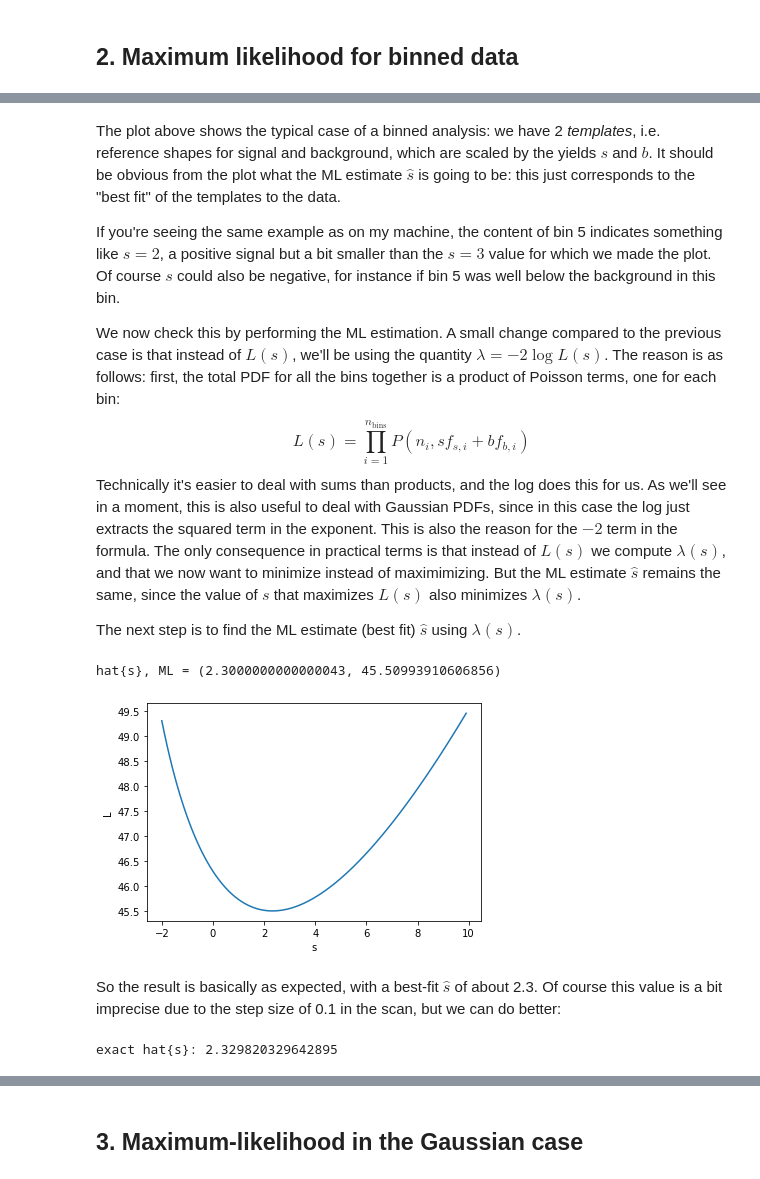
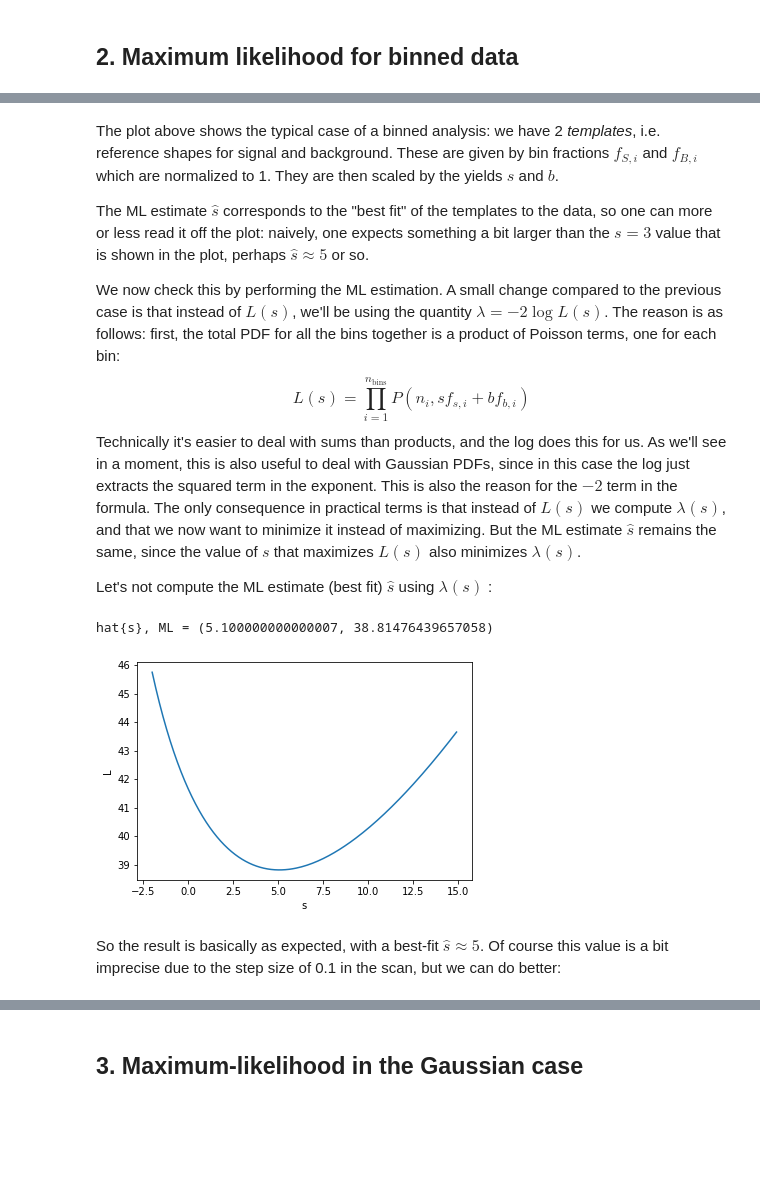
Before and after one commit to fastprof-hep/stats-tutorial, a Jupyter notebook: lecture2_solutions.ipynb, the cells around one changed output, grey strips where cells are left out. Saved outputs shown, nothing was run; the diff lists cells and outputs as text; code cells hidden in the pictures; blank space fills up the shorter version.

```diff
--- a/lecture2_solutions.ipynb
+++ b/lecture2_solutions.ipynb
@@ -55,19 +65,27 @@ To make things a bit more interesting, we move to the analysis of binned data. W
 # %%
+# Define the binning
 nbins = 10
 x = np.linspace(0.5, nbins - 0.5, nbins)
+
 # The background follows a linear shape
 b_yields = np.array([ (1 - i/2/nbins) for i in range(0, nbins) ])
-b_yields *= b_yields/np.sum(b_yields)
+b_fracs = b_yields/np.sum(b_yields)
+
 # The signal shape is a peak
-s_yields = np.zeros(nbins)
-s_yields[4:7] = [ 0.1, 0.8, 0.1 ]
-# Now generate some data
+s_fracs = np.zeros(nbins)
+s_fracs[4:7] = [ 0.1, 0.8, 0.1 ]
+
+# Define the signal and background
 s = 3
 b = 50
-s_and_b = s*s_yields + b*b_yields
-b_only = b*b_yields
-np.random.seed(0) # make sure we always generate the same data
-data = [ np.random.poisson(s*s_yield + b*b_yield) for s_yield, b_yield in zip(s_yields, b_yields) ]
+s_and_b = s*s_fracs + b*b_fracs
+b_only = b*b_fracs
+
+# Now generate some data for the s+b model
+np.random.seed(14) # Set the random seed to make sure we generate the same data every time
+data = [ np.random.poisson(s*s_frac + b*b_frac) for s_frac, b_frac in zip(s_fracs, b_fracs) ]
+
+# Make a plot of the result
 plt.bar(x, s_and_b, color='orange', yerr=np.sqrt(s_and_b), label='s+b')
 plt.bar(x, b_only, color='b', label='b only')
 plt.scatter(x, data, zorder=10, color='k', label='data')
@@ -79,35 +97,37 @@ plt.legend();
 # %% [markdown]
-The plot above shows the typical case of a binned analysis: we have 2 *templates*, i.e. reference shapes for signal and background, which are scaled by the yields $s$ and $b$. It should be obvious from the plot what the ML estimate $\hat{s}$ is going to be: this just corresponds to the "best fit" of the templates to the data.
+The plot above shows the typical case of a binned analysis: we have 2 *templates*, i.e. reference shapes for signal and background. These are given by bin fractions $f_{S,i}$ and $f_{B,i}$ which are normalized to 1. They are then scaled by the yields $s$ and $b$.
 
-If you're seeing the same example as on my machine, the content of bin 5 indicates something like $s = 2$, a positive signal but a bit smaller than the $s=3$ value for which we made the plot. Of course $s$ could also be negative, for instance if bin 5 was well below the background in this bin.
+The ML estimate $\hat{s}$ corresponds to the "best fit" of the templates to the data, so one can more or less read it off the plot: naively, one expects something a bit larger than the $s=3$ value that is shown in the plot, perhaps $\hat{s} \approx 5$ or so.
 
 We now check this by performing the ML estimation. A small change compared to the previous case is that instead of $L(s)$, we'll be using the quantity $\lambda = -2 \log L(s)$. The reason is as follows: first, the total PDF for all the bins together is a product of Poisson terms, one for each bin:
 $$
 L(s) = \prod_{i=1}^{n_{\text{bins}}} P(n_i, s f_{s,i} + b f_{b,i})
 $$
 Technically it's easier to deal with sums than products, and the log does this for us. As we'll see in a moment, this is also useful to deal with Gaussian PDFs, since in this case the log just extracts the squared term in the exponent. This is also the reason for the $-2$ term in the formula.
-The only consequence in practical terms is that instead of $L(s)$ we compute $\lambda(s)$, and that we now want to minimize instead of maximimizing. But the ML estimate $\hat{s}$ remains the same, since the value of $s$ that maximizes $L(s)$ also minimizes $\lambda(s)$.
+The only consequence in practical terms is that instead of $L(s)$ we compute $\lambda(s)$, and that we now want to minimize it instead of maximizing. But the ML estimate $\hat{s}$ remains the same, since the value of $s$ that maximizes $L(s)$ also minimizes $\lambda(s)$.
 
-The next step is to find the ML estimate (best fit) $\hat{s}$ using $\lambda(s)$.
+Let's not compute the ML estimate (best fit) $\hat{s}$ using $\lambda(s)$ :
 # %%
-def lambda_s(s) :
-    return sum( [ -2*np.log(scipy.stats.poisson.pmf(n, s*s_yield + b*b_yield)) for n, s_yield, b_yield in zip(data, s_yields, b_yields) ] )
+# Define the s scan
+s_values = np.arange(-2, 15, 0.1)
 
-s_values = np.arange(-2, 10, 0.1) # We scan s from -2 to 3 in steps of 0.1
-lambda_values = np.array([ lambda_s(s) for s in s_values ]) # compute the likelihood (the Poisson PDF for each s)
+# First define a python function to compute lambda(s) :
+def lambda_s(s_val) :
+    return sum( [ -2*np.log(scipy.stats.poisson.pmf(n, s_val*s_frac + b*b_frac)) for n, s_frac, b_frac in zip(data, s_fracs, b_fracs) ] )
+
+# Compute the lambda(s) values for the scan points
+lambda_values = np.array([ lambda_s(s_value) for s_value in s_values ]) # compute the likelihood (the Poisson PDF for each s)
+
+# Plot the result
 plt.plot(s_values, lambda_values)
 plt.xlabel('s')
 plt.ylabel('L')
+
 # Find the maximum likelihood value in the list : merge the 2 lists and find the max based on the L value
 from operator import itemgetter
 print('hat{s}, ML =', min( [ (s,l) for s,l in zip(s_values, lambda_values) ], key=itemgetter(1)))
 # %% [output]
-hat{s}, ML = (2.3000000000000043, 45.50993910606856)
+hat{s}, ML = (5.100000000000007, 38.81476439657058)
-[figure, old version]
+[figure, new version]
 # %% [markdown]
-So the result is basically as expected, with a best-fit $\hat{s}$ of about 2.3. Of course this value is a bit imprecise due to the step size of 0.1 in the scan, but we can do better:
+So the result is basically as expected, with a best-fit $\hat{s} \approx 5$. Of course this value is a bit imprecise due to the step size of 0.1 in the scan, but we can do better:
-# %%
-from scipy.optimize import minimize_scalar
-print('exact hat{s}:', minimize_scalar(lambda_s, (-2, 3)).x)
-# %% [output]
-exact hat{s}: 2.329820329642895
```
Also changed, not shown: parts of 18 cells of this notebook, 3 other files.
